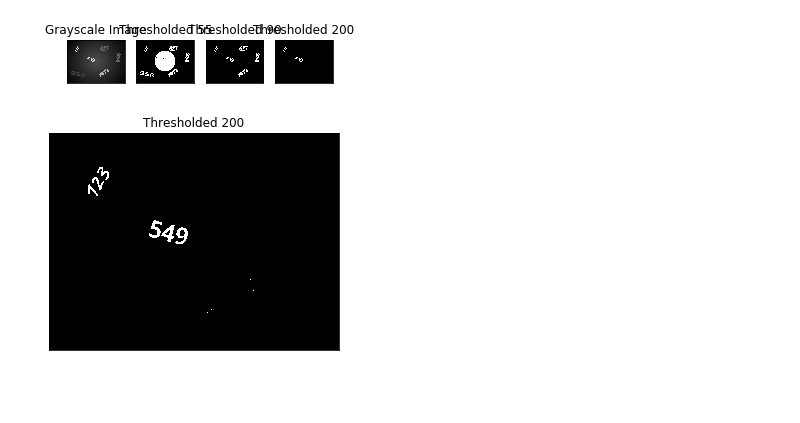
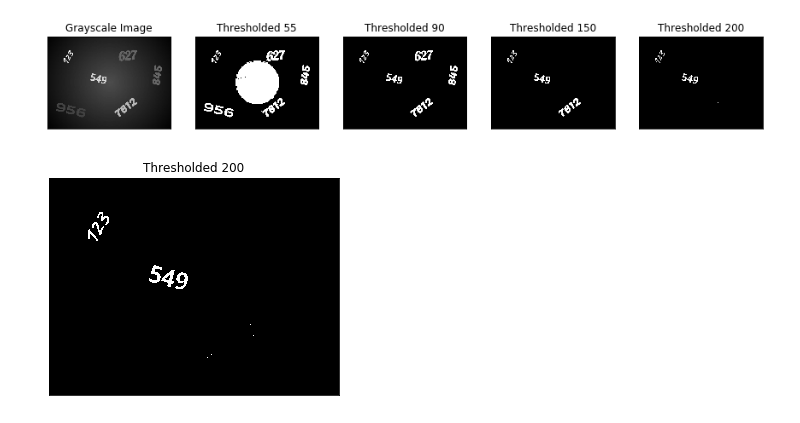
Before and after one commit to alextorabi/ECSE415, a Jupyter notebook: Assignment_1/A1.1.ipynb, the cells around one changed output. Saved outputs shown, nothing was run; the diff lists cells and outputs as text; code cells hidden in the pictures; blank space fills up the shorter version.

```diff
--- a/Assignment_1/A1.1.ipynb
+++ b/Assignment_1/A1.1.ipynb
@@ -10,34 +10,35 @@ img = cv2.imread(image_path)
 # convert to grayscale
 img_gray = cv2.cvtColor(img, cv2.COLOR_BGR2GRAY)
 height, width = img_gray.shape
 
 # set the threshold 55, 90 and 150
 THRESH_1 = 55
 THRESH_2 = 90
 THRESH_3 = 150
 THRESH_4 = 200
 
 # same operation without loops
 ret, img_thresh_1 = cv2.threshold(img_gray, THRESH_1, 255, cv2.THRESH_BINARY)
 ret, img_thresh_2 = cv2.threshold(img_gray, THRESH_2, 255, cv2.THRESH_BINARY)
 ret, img_thresh_3 = cv2.threshold(img_gray, THRESH_3, 255, cv2.THRESH_BINARY)
 ret, img_thresh_4 = cv2.threshold(img_gray, THRESH_4, 255, cv2.THRESH_BINARY)
 
 # display images
+plt.figure(figsize=(15, 15))
 plt.subplot(151), plt.imshow(img_gray, cmap="gray")
 plt.title("Grayscale Image"), plt.xticks([]), plt.yticks([])
 plt.subplot(152), plt.imshow(img_thresh_1, cmap="gray")
 plt.title("Thresholded 55"), plt.xticks([]), plt.yticks([])
 plt.subplot(153), plt.imshow(img_thresh_2, cmap="gray")
 plt.title("Thresholded 90"), plt.xticks([]), plt.yticks([])
 plt.subplot(154), plt.imshow(img_thresh_3, cmap="gray")
 plt.title("Thresholded 150"), plt.xticks([]), plt.yticks([])
 plt.subplot(155), plt.imshow(img_thresh_4, cmap="gray")
 plt.title("Thresholded 200"), plt.xticks([]), plt.yticks([])
 plt.savefig('Thresholded_200.jpg')
 plt.show()
 # %% [output]
-[figure, old version]
+[figure, new version]
 # %%
 import numpy as np
 import cv2
```
Also changed, not shown: 3 other files.
